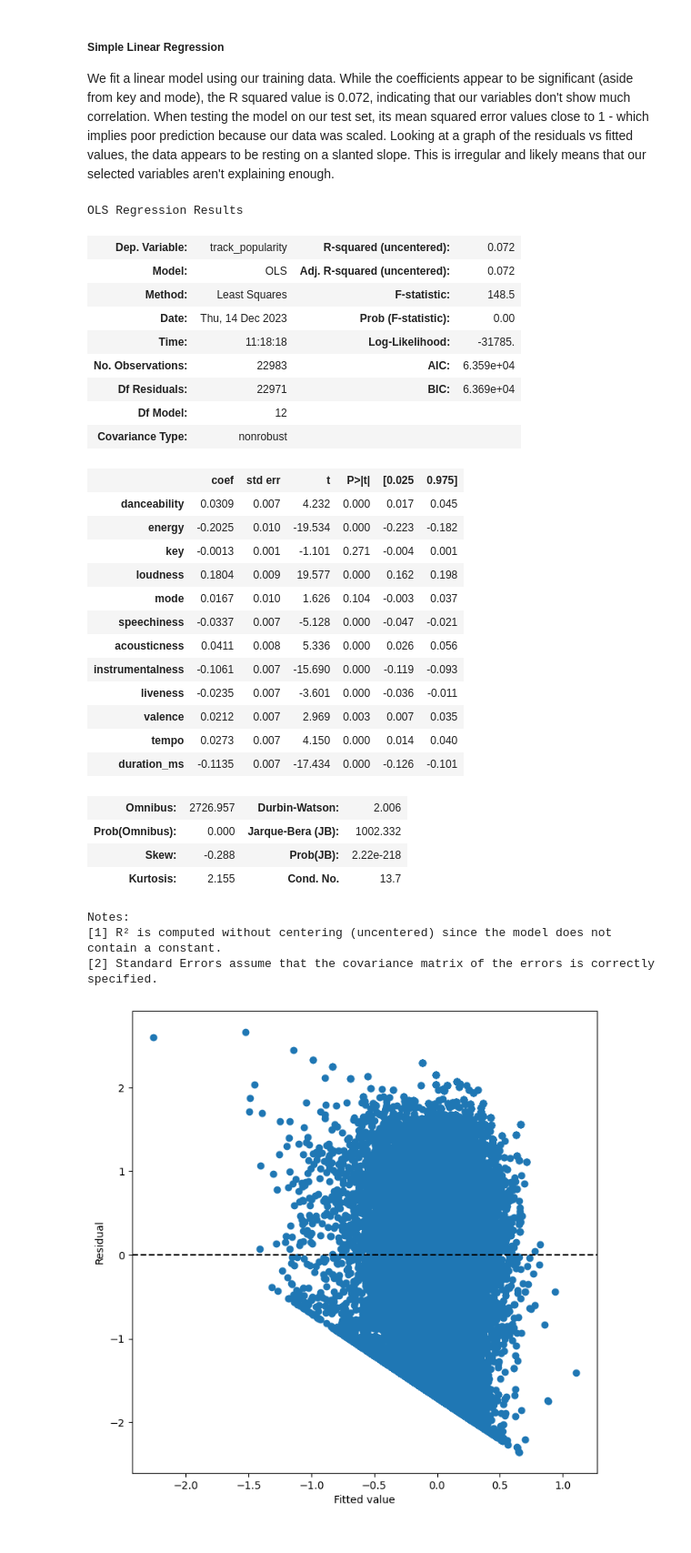
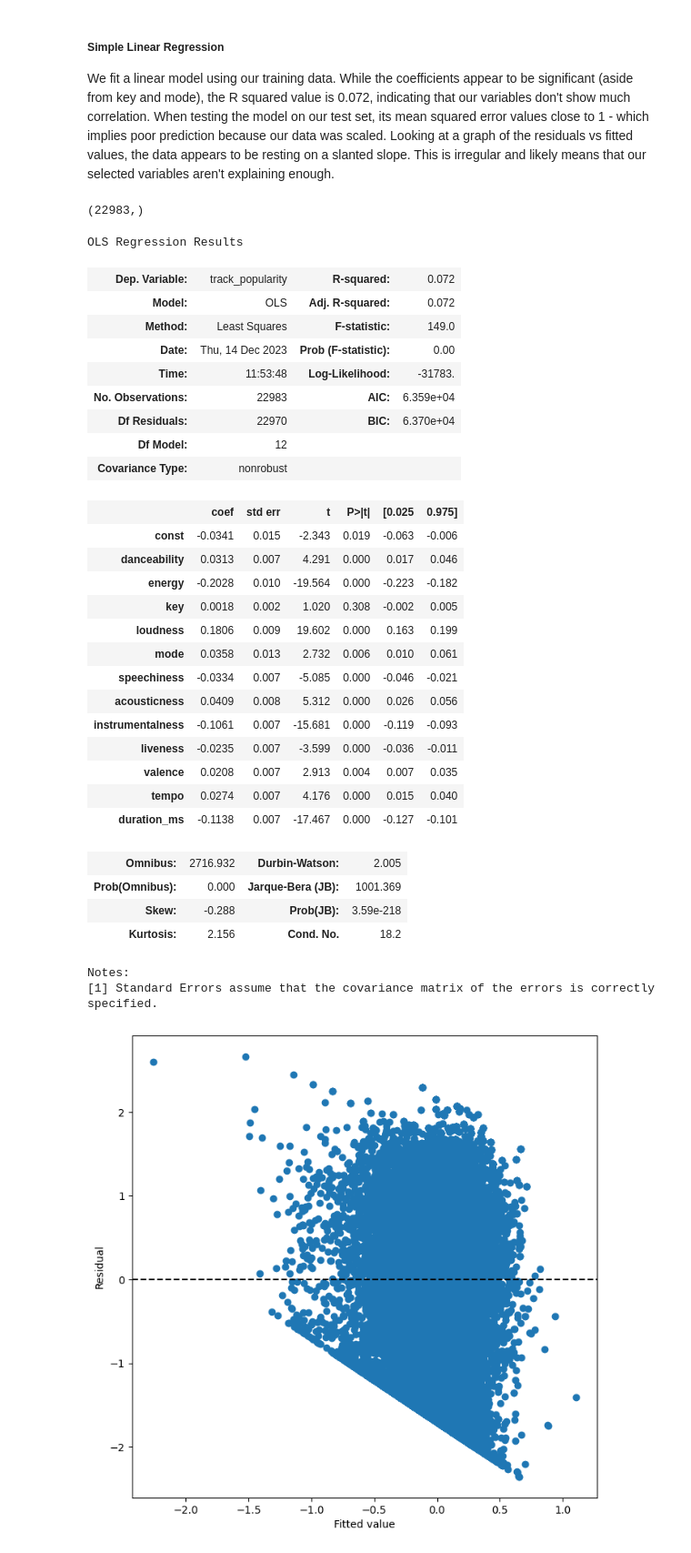
Before and after one commit to jackkrebsbach/stats, a Jupyter notebook: project/analysis.ipynb, the cells around one changed output. Shown at 91% size. Saved outputs shown, nothing was run; the diff lists cells and outputs as text; code cells hidden in the pictures.

```diff
--- a/project/analysis.ipynb
+++ b/project/analysis.ipynb
@@ -182,41 +182,46 @@ popularity_train = train.track_popularity
 # Testing
 x_test = test[cols]
 popularity_test = test.track_popularity
+popularity_train.shape
+# %% [output]
+(22983,)
 # %%
+# Fit the data
+x_train = sm.add_constant(x_train)
 reg = sm.OLS(popularity_train, x_train)
 results = reg.fit()
 results.summary()
 # %% [output]
 OLS Regression Results
-| Dep. Variable: | track_popularity | R-squared (uncentered): | 0.072 |
-| Model: | OLS | Adj. R-squared (uncentered): | 0.072 |
-| Method: | Least Squares | F-statistic: | 148.5 |
+| Dep. Variable: | track_popularity | R-squared: | 0.072 |
+| Model: | OLS | Adj. R-squared: | 0.072 |
+| Method: | Least Squares | F-statistic: | 149.0 |
 | Date: | Thu, 14 Dec 2023 | Prob (F-statistic): | 0.00 |
-| Time: | 11:18:18 | Log-Likelihood: | -31785. |
+| Time: | 11:53:48 | Log-Likelihood: | -31783. |
 | No. Observations: | 22983 | AIC: | 6.359e+04 |
-| Df Residuals: | 22971 | BIC: | 6.369e+04 |
+| Df Residuals: | 22970 | BIC: | 6.370e+04 |
 | Df Model: | 12 |  |  |
 | Covariance Type: | nonrobust |  |  |
 |  | coef | std err | t | P>|t| | [0.025 | 0.975] |
-| danceability | 0.0309 | 0.007 | 4.232 | 0.000 | 0.017 | 0.045 |
-| energy | -0.2025 | 0.010 | -19.534 | 0.000 | -0.223 | -0.182 |
-| key | -0.0013 | 0.001 | -1.101 | 0.271 | -0.004 | 0.001 |
-| loudness | 0.1804 | 0.009 | 19.577 | 0.000 | 0.162 | 0.198 |
-| mode | 0.0167 | 0.010 | 1.626 | 0.104 | -0.003 | 0.037 |
-| speechiness | -0.0337 | 0.007 | -5.128 | 0.000 | -0.047 | -0.021 |
-| acousticness | 0.0411 | 0.008 | 5.336 | 0.000 | 0.026 | 0.056 |
-| instrumentalness | -0.1061 | 0.007 | -15.690 | 0.000 | -0.119 | -0.093 |
-| liveness | -0.0235 | 0.007 | -3.601 | 0.000 | -0.036 | -0.011 |
-| valence | 0.0212 | 0.007 | 2.969 | 0.003 | 0.007 | 0.035 |
-| tempo | 0.0273 | 0.007 | 4.150 | 0.000 | 0.014 | 0.040 |
-| duration_ms | -0.1135 | 0.007 | -17.434 | 0.000 | -0.126 | -0.101 |
+| const | -0.0341 | 0.015 | -2.343 | 0.019 | -0.063 | -0.006 |
+| danceability | 0.0313 | 0.007 | 4.291 | 0.000 | 0.017 | 0.046 |
+| energy | -0.2028 | 0.010 | -19.564 | 0.000 | -0.223 | -0.182 |
+| key | 0.0018 | 0.002 | 1.020 | 0.308 | -0.002 | 0.005 |
+| loudness | 0.1806 | 0.009 | 19.602 | 0.000 | 0.163 | 0.199 |
+| mode | 0.0358 | 0.013 | 2.732 | 0.006 | 0.010 | 0.061 |
+| speechiness | -0.0334 | 0.007 | -5.085 | 0.000 | -0.046 | -0.021 |
+| acousticness | 0.0409 | 0.008 | 5.312 | 0.000 | 0.026 | 0.056 |
+| instrumentalness | -0.1061 | 0.007 | -15.681 | 0.000 | -0.119 | -0.093 |
+| liveness | -0.0235 | 0.007 | -3.599 | 0.000 | -0.036 | -0.011 |
+| valence | 0.0208 | 0.007 | 2.913 | 0.004 | 0.007 | 0.035 |
+| tempo | 0.0274 | 0.007 | 4.176 | 0.000 | 0.015 | 0.040 |
+| duration_ms | -0.1138 | 0.007 | -17.467 | 0.000 | -0.127 | -0.101 |
-| Omnibus: | 2726.957 | Durbin-Watson: | 2.006 |
-| Prob(Omnibus): | 0.000 | Jarque-Bera (JB): | 1002.332 |
-| Skew: | -0.288 | Prob(JB): | 2.22e-218 |
-| Kurtosis: | 2.155 | Cond. No. | 13.7 |
+| Omnibus: | 2716.932 | Durbin-Watson: | 2.005 |
+| Prob(Omnibus): | 0.000 | Jarque-Bera (JB): | 1001.369 |
+| Skew: | -0.288 | Prob(JB): | 3.59e-218 |
+| Kurtosis: | 2.156 | Cond. No. | 18.2 |
 Notes:
-[1] R² is computed without centering (uncentered) since the model does not contain a constant.
-[2] Standard Errors assume that the covariance matrix of the errors is correctly specified.
+[1] Standard Errors assume that the covariance matrix of the errors is correctly specified.
 # %%
 # Plotting residuals vs fitted values
 ax = subplots(figsize=(8,8))[1]
```
